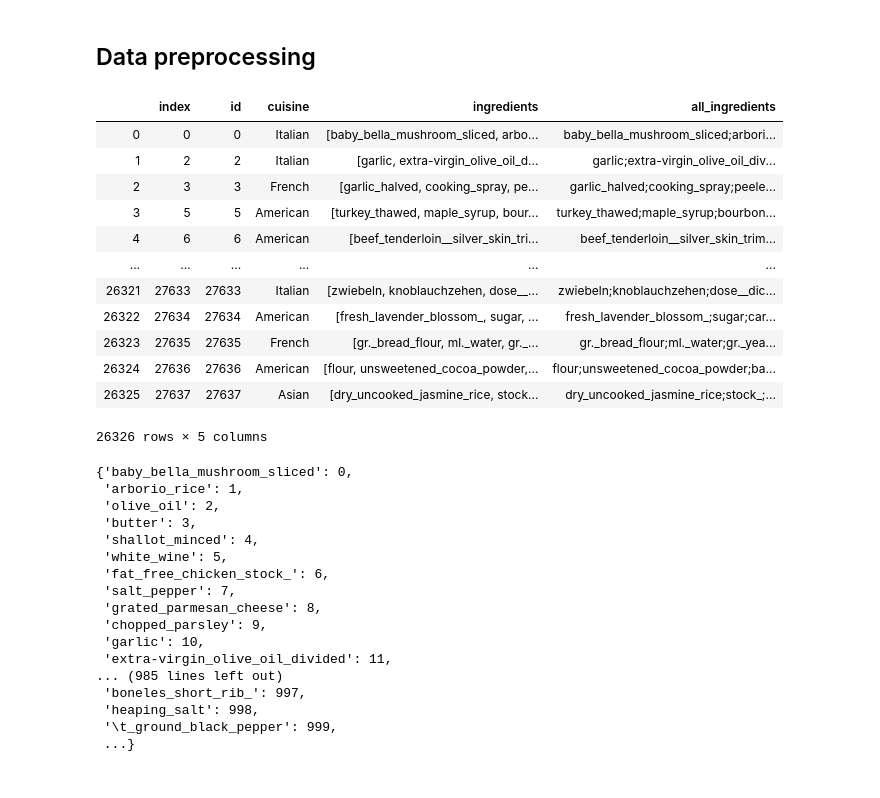
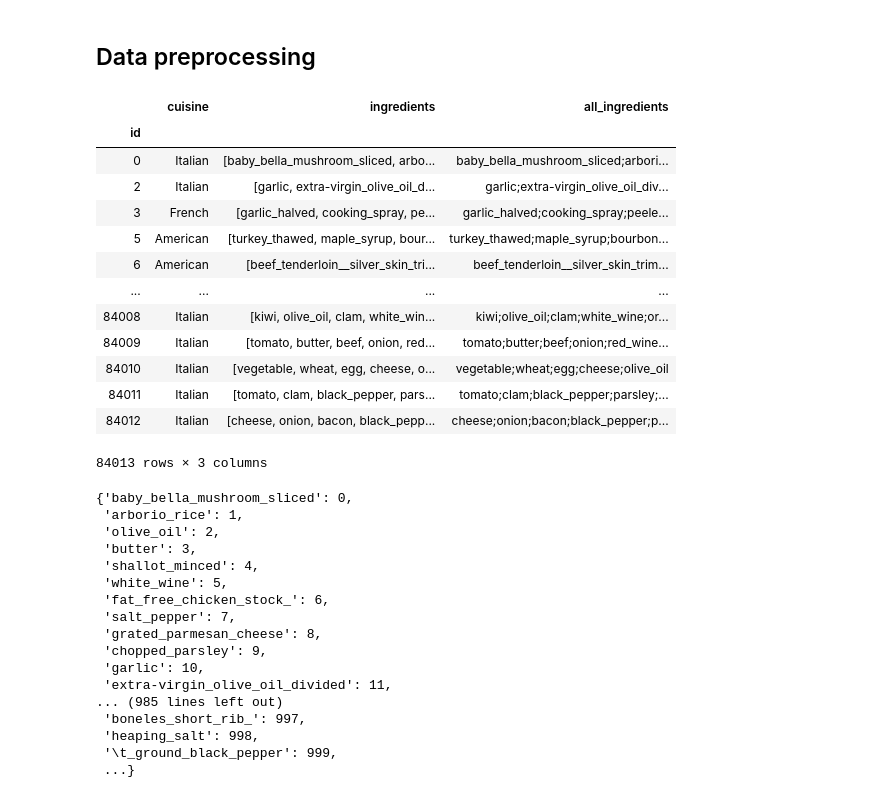
Before and after one commit to catherning/food_recipe_gen, a Jupyter notebook: cuisine_classification/NN_classification.ipynb, the cells around one changed output. Cells and saved outputs as stored; diff of their text form; code cells hidden in the pictures.

Commit message:
Change NN_classification to fuse 2 datasets and clean code

```diff
--- a/cuisine_classification/NN_classification.ipynb
+++ b/cuisine_classification/NN_classification.ipynb
@@ -30,21 +29,7 @@ file = FILES[2]
 balanced = False
 load = False
 # %%
-# TODO put together both datasets (same method of undersampling, or undersample afterwards ?) & test
+dataset = DATASET[1]
+
 df=pd.read_pickle(os.path.join(FOLDER_PATH,dataset,file+"_data.pkl"))
-df=df.reset_index()
-df
+df=df.set_index("id")
-# %% [output]
-|  | index | id | cuisine | ingredients | all_ingredients |
-| 0 | 0 | 0 | Italian | [baby_bella_mushroom_sliced, arbo... | baby_bella_mushroom_sliced;arbori... |
-| 1 | 2 | 2 | Italian | [garlic, extra-virgin_olive_oil_d... | garlic;extra-virgin_olive_oil_div... |
-| 2 | 3 | 3 | French | [garlic_halved, cooking_spray, pe... | garlic_halved;cooking_spray;peele... |
-| 3 | 5 | 5 | American | [turkey_thawed, maple_syrup, bour... | turkey_thawed;maple_syrup;bourbon... |
-| 4 | 6 | 6 | American | [beef_tenderloin__silver_skin_tri... | beef_tenderloin__silver_skin_trim... |
-| ... | ... | ... | ... | ... | ... |
-| 26321 | 27633 | 27633 | Italian | [zwiebeln, knoblauchzehen, dose__... | zwiebeln;knoblauchzehen;dose__dic... |
-| 26322 | 27634 | 27634 | American | [fresh_lavender_blossom_, sugar, ... | fresh_lavender_blossom_;sugar;car... |
-| 26323 | 27635 | 27635 | French | [gr._bread_flour, ml._water, gr._... | gr._bread_flour;ml._water;gr._yea... |
-| 26324 | 27636 | 27636 | American | [flour, unsweetened_cocoa_powder,... | flour;unsweetened_cocoa_powder;ba... |
-| 26325 | 27637 | 27637 | Asian | [dry_uncooked_jasmine_rice, stock... | dry_uncooked_jasmine_rice;stock_;... |
-26326 rows × 5 columns
@@ -53,3 +36,28 @@ df
+# %%
+dataset = DATASET[0]
+
+df2=pd.read_pickle(os.path.join(FOLDER_PATH,dataset,file+"_data.pkl"))
+df2["id"]=[len(df)+i for i in range(len(df2))]
+df2=df2.set_index("id")
+df = pd.concat([df, df2])
+df
+
+# TODO: Try by only selecting recipes where ingredients are in vocab_ingr from recipe1M ?
+# %% [output]
+|  | cuisine | ingredients | all_ingredients |
+| id |  |  |  |
+| 0 | Italian | [baby_bella_mushroom_sliced, arbo... | baby_bella_mushroom_sliced;arbori... |
+| 2 | Italian | [garlic, extra-virgin_olive_oil_d... | garlic;extra-virgin_olive_oil_div... |
+| 3 | French | [garlic_halved, cooking_spray, pe... | garlic_halved;cooking_spray;peele... |
+| 5 | American | [turkey_thawed, maple_syrup, bour... | turkey_thawed;maple_syrup;bourbon... |
+| 6 | American | [beef_tenderloin__silver_skin_tri... | beef_tenderloin__silver_skin_trim... |
+| ... | ... | ... | ... |
+| 84008 | Italian | [kiwi, olive_oil, clam, white_win... | kiwi;olive_oil;clam;white_wine;or... |
+| 84009 | Italian | [tomato, butter, beef, onion, red... | tomato;butter;beef;onion;red_wine... |
+| 84010 | Italian | [vegetable, wheat, egg, cheese, o... | vegetable;wheat;egg;cheese;olive_oil |
+| 84011 | Italian | [tomato, clam, black_pepper, pars... | tomato;clam;black_pepper;parsley;... |
+| 84012 | Italian | [cheese, onion, bacon, black_pepp... | cheese;onion;bacon;black_pepper;p... |
+84013 rows × 3 columns
 # %%
 vocab_ingrs = utils.Vocabulary()
 for ingredients in df.loc[:,"ingredients"]:
```
Also changed, not shown: parts of 12 cells of this notebook, 1 other file.
